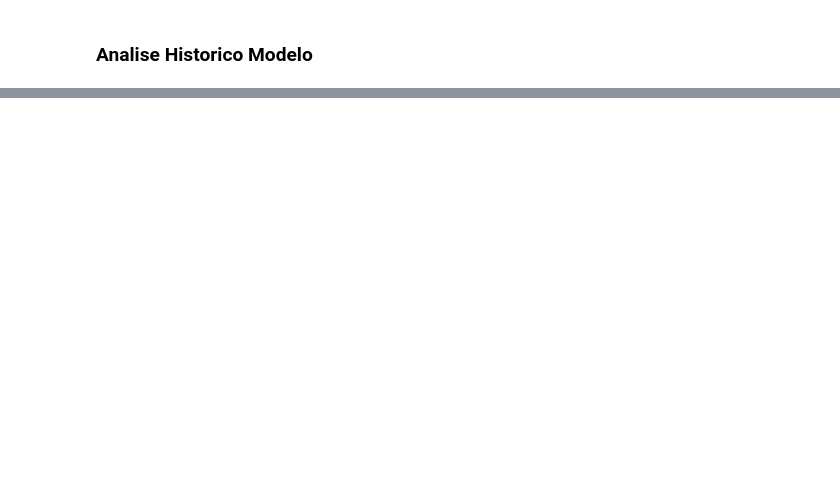
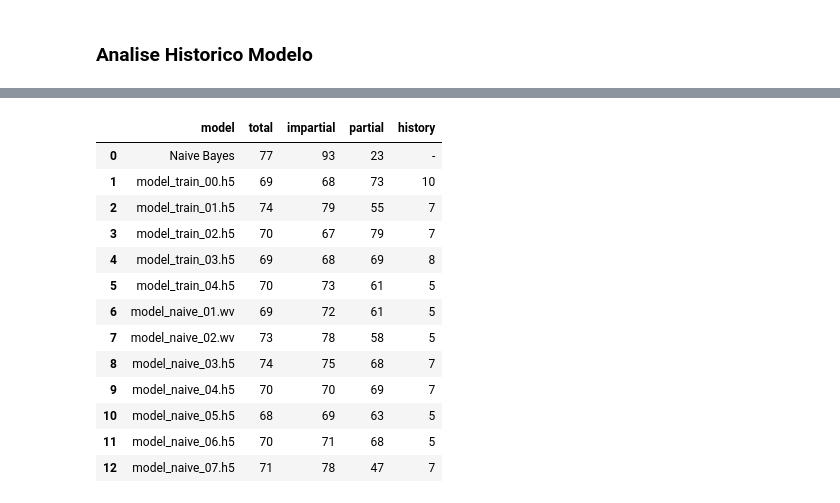
Before and after one commit to JosueSantos/impartiality_discovery, a Jupyter notebook: ImpartialityDiscovery.ipynb, the cells around one changed output, grey strips where cells are left out. Saved outputs shown, nothing was run; the diff lists cells and outputs as text; code cells hidden in the pictures; blank space fills up the shorter version.

```diff
--- a/ImpartialityDiscovery.ipynb
+++ b/ImpartialityDiscovery.ipynb
@@ -459,0 +543,91 @@ Model_Naive_Bayes_02.wv - 10 Epocas
+# %%
+mapModels = [
+    {
+        'model': '/content/drive/MyDrive/Colab Notebooks/model_train_00.h5',
+        'history': '/content/drive/MyDrive/Colab Notebooks/history_results_train_00.csv',
+        'data': dataGROUNDTRUTH
+     },
+    {
+        'model': '/content/drive/MyDrive/Colab Notebooks/model_train_01.h5',
+        'history': '/content/drive/MyDrive/Colab Notebooks/history_results_train_01.csv',
+        'data': dataGROUNDTRUTH
+     },
+    {
+        'model': '/content/drive/MyDrive/Colab Notebooks/model_train_02.h5',
+        'history': '/content/drive/MyDrive/Colab Notebooks/history_results_train_02.csv',
+        'data': dataGROUNDTRUTH
+     },
+    {
+        'model': '/content/drive/MyDrive/Colab Notebooks/model_train_03.h5',
+        'history': '/content/drive/MyDrive/Colab Notebooks/history_results_train_03.csv',
+        'data': dataGROUNDTRUTH
+     },
+    {
+        'model': '/content/drive/MyDrive/Colab Notebooks/model_train_04.h5',
+        'history': '/content/drive/MyDrive/Colab Notebooks/history_results_train_04.csv',
+        'data': dataGROUNDTRUTH
+     },
+    {
+        'model': '/content/drive/MyDrive/Colab Notebooks/model_naive_01.wv',
+        'history': '/content/drive/MyDrive/Colab Notebooks/history_results_naive_01.csv',
+        'data': dataGROUNDTRUTH
+     },
+    {
+        'model': '/content/drive/MyDrive/Colab Notebooks/model_naive_02.wv',
+        'history': '/content/drive/MyDrive/Colab Notebooks/history_results_naive_02.csv',
+        'data': dataGROUNDTRUTH
+     },
+    {
+        'model': '/content/drive/MyDrive/Colab Notebooks/model_naive_03.h5',
+        'history': '/content/drive/MyDrive/Colab Notebooks/history_results_naive_03.csv',
+        'data': dataGROUNDTRUTH
+     },
+    {
+        'model': '/content/drive/MyDrive/Colab Notebooks/model_naive_04.h5',
+        'history': '/content/drive/MyDrive/Colab Notebooks/history_results_naive_04.csv',
+        'data': dataGROUNDTRUTH
+     },
+    {
+        'model': '/content/drive/MyDrive/Colab Notebooks/model_naive_05.h5',
+        'history': '/content/drive/MyDrive/Colab Notebooks/history_results_naive_05.csv',
+        'data': dataGROUNDTRUTH
+     },
+    {
+        'model': '/content/drive/MyDrive/Colab Notebooks/model_naive_06.h5',
+        'history': '/content/drive/MyDrive/Colab Notebooks/history_results_naive_06.csv',
+        'data': dataGROUNDTRUTH
+     },
+    {
+        'model': MODEL_OUT,
+        'history': HISTORY_RESULTS,
+        'data': dataGROUNDTRUTH
+     },
+]
+
+df = pd.DataFrame(columns=['model', 'total', 'impartial', 'partial', 'history'])
+df = df.append(nv, ignore_index=True)
+
+for mapModel in mapModels:
+    df = df.append(
+        testModel(
+            mapModel['model'],
+            mapModel['history'],
+            mapModel['data']
+    ), ignore_index=True)
+
+df
+# %% [output]
+|  | model | total | impartial | partial | history |
+| 0 | Naive Bayes | 77 | 93 | 23 | - |
+| 1 | model_train_00.h5 | 69 | 68 | 73 | 10 |
+| 2 | model_train_01.h5 | 74 | 79 | 55 | 7 |
+| 3 | model_train_02.h5 | 70 | 67 | 79 | 7 |
+| 4 | model_train_03.h5 | 69 | 68 | 69 | 8 |
+| 5 | model_train_04.h5 | 70 | 73 | 61 | 5 |
+| 6 | model_naive_01.wv | 69 | 72 | 61 | 5 |
+| 7 | model_naive_02.wv | 73 | 78 | 58 | 5 |
+| 8 | model_naive_03.h5 | 74 | 75 | 68 | 7 |
+| 9 | model_naive_04.h5 | 70 | 70 | 69 | 7 |
+| 10 | model_naive_05.h5 | 68 | 69 | 63 | 5 |
+| 11 | model_naive_06.h5 | 70 | 71 | 68 | 5 |
+| 12 | model_naive_07.h5 | 71 | 78 | 47 | 7 |
```
Also changed, not shown: parts of 23 cells of this notebook, 18 other files.
